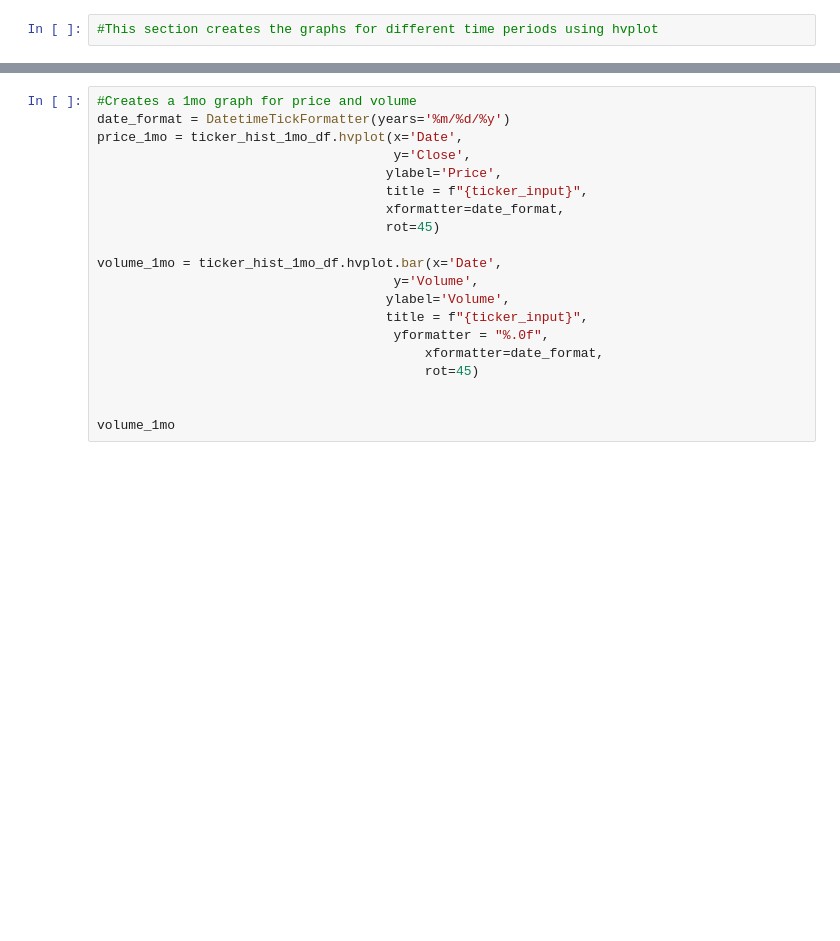
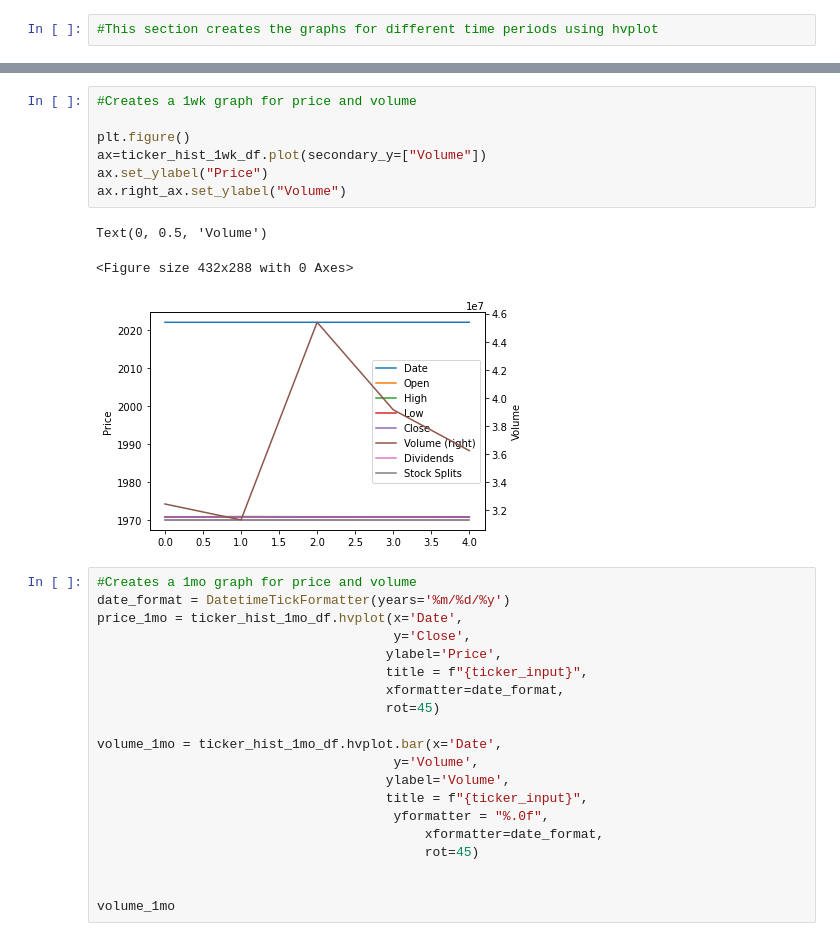
Before and after one commit to epocaterrasus/Project-1---Team-5, a Jupyter notebook: Data.ipynb, the cells around one changed output, grey strips where cells are left out. Drawn from its saved outputs; the diff is of its cells as text; blank space fills up the shorter version.

```diff
--- a/Data.ipynb
+++ b/Data.ipynb
@@ -142,3 +160,14 @@ price_1wk
+# %%
+#Creates a 1wk graph for price and volume
+
+plt.figure()
+ax=ticker_hist_1wk_df.plot(secondary_y=["Volume"])
+ax.set_ylabel("Price")
+ax.right_ax.set_ylabel("Volume")
+# %% [output]
+Text(0, 0.5, 'Volume')
+<Figure size 432x288 with 0 Axes>
+[figure, added]
 # %%
 #Creates a 1mo graph for price and volume
 date_format = DatetimeTickFormatter(years='%m/%d/%y')
```
Also changed, not shown: parts of 8 cells of this notebook, 1 other file.
